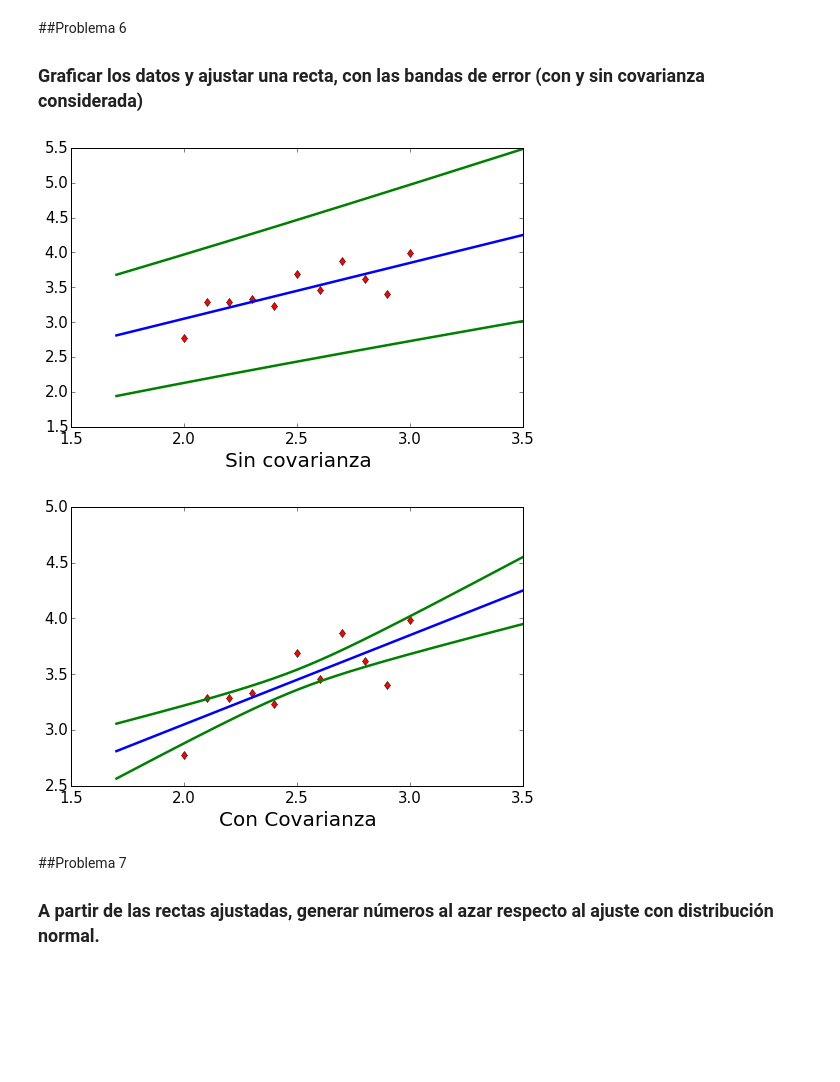
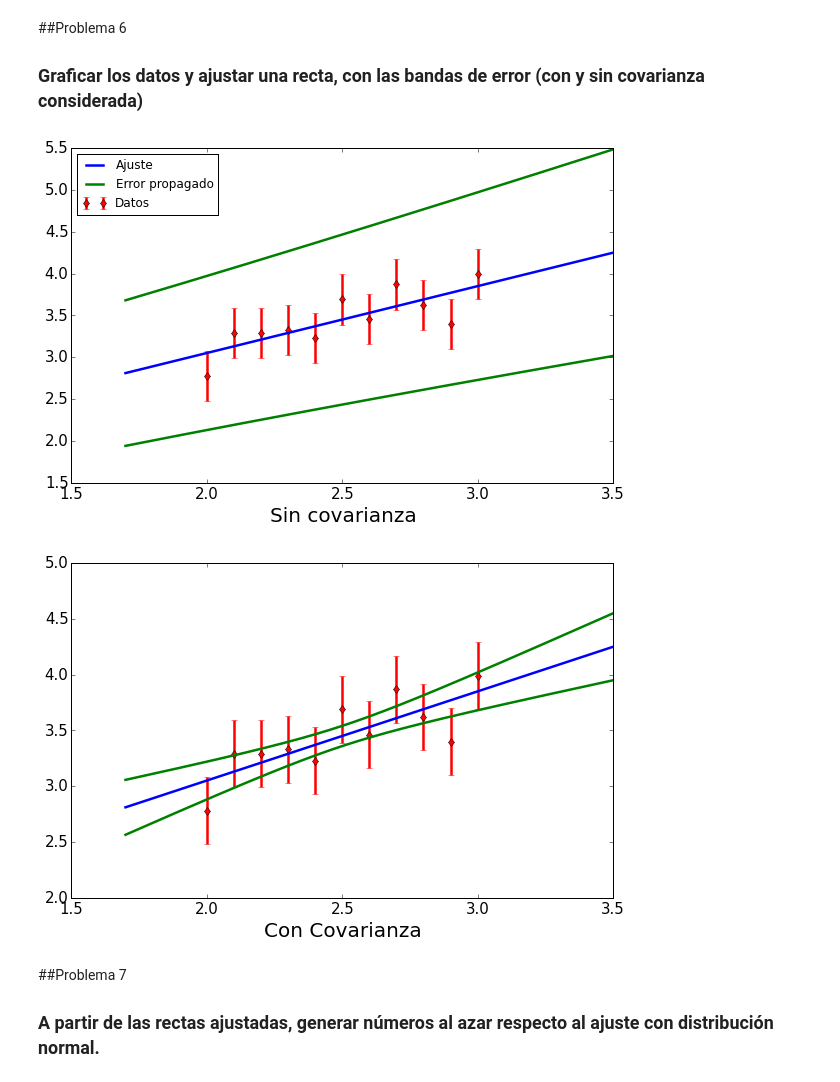
Before and after one commit to sadeus/materiasdf, a Jupyter notebook: incertezas/G5.ipynb, the cells around one changed output. Drawn from its saved outputs; the diff is of its cells as text; code cells hidden in the pictures; blank space fills up the shorter version.

```diff
--- a/incertezas/G5.ipynb
+++ b/incertezas/G5.ipynb
@@ -5,8 +5,10 @@
 import numpy as np
 import matplotlib.pyplot as plt
 import scipy.stats as stats #Contiene distribuciones útiles
+from IPython.html.widgets import interact, interactive, fixed
+from IPython.html import widgets
 %matplotlib inline
-plt.rcParams["figure.figsize"] = (5 * (1 + np.sqrt(5)) / 2, 5)
+plt.rcParams["figure.figsize"] = (6 * (1 + np.sqrt(5)) / 2, 6)
 plt.rcParams["lines.linewidth"] = 2.5
 plt.rcParams["ytick.labelsize"] = 15
 plt.rcParams["xtick.labelsize"] = 15
@@ -37,30 +41,31 @@ def cuadrados_minimos(X, Y, σY):
 # %%
 a, cov = cuadrados_minimos(X, Y, σ)
 
 t = np.linspace(1.7, 3.5, 1000)
 f = lambda x, a, b: a + b * x #Para ejecutarlo puedo usar f(t, *a) sii a es un lista o una tupla de dos elementos
 #Funciones del error, con y sin covarianza
 σYCov = lambda x, cov : np.sqrt(cov[0,0] + x**2 * cov[1,1] + 2 * x * cov[0,1])
 σY = lambda x, cov : np.sqrt(cov[0,0] + x**2 * cov[1,1])
 
 #Sin covarianza
 plt.figure(1)
-plt.plot(X,Y,'rd')
+plt.errorbar(X,Y, yerr = σ, fmt = "rd", label = "Datos")
 plt.plot(t,f(t, *a) + σY(t, cov), 'g-')
-plt.plot(t, f(t, *a), 'b-')
-plt.plot(t, f(t, *a) - σY(t, cov), 'g-');
+plt.plot(t, f(t, *a), 'b-', label = "Ajuste")
+plt.plot(t, f(t, *a) - σY(t, cov), 'g-', label = "Error propagado");
 plt.xlabel("Sin covarianza")
+plt.legend(loc=0)
 
 #Con covarianza
 plt.figure(2)
-plt.plot(X,Y,'rd')
-plt.plot(t,f(t, *a) + σYCov(t, cov), 'g-')
-plt.plot(t, f(t, *a), 'b-')
+plt.errorbar(X,Y, yerr = σ, fmt = "rd",  label = "Datos")
+plt.plot(t,f(t, *a) + σYCov(t, cov), 'g-', label = "Error propagado")
+plt.plot(t, f(t, *a), 'b-', label = "Ajuste")
 plt.plot(t, f(t, *a) - σYCov(t, cov), 'g-');
 plt.xlabel("Con Covarianza");
 # %% [output]
-[figure, old version]
+[figure, new version]
-[figure, old version]
+[figure, new version]
 # %% [markdown]
 ##Problema 7
 ### A partir de las rectas ajustadas, generar números al azar respecto al ajuste con distribución normal.
```
Also changed, not shown: parts of 2 cells of this notebook.
